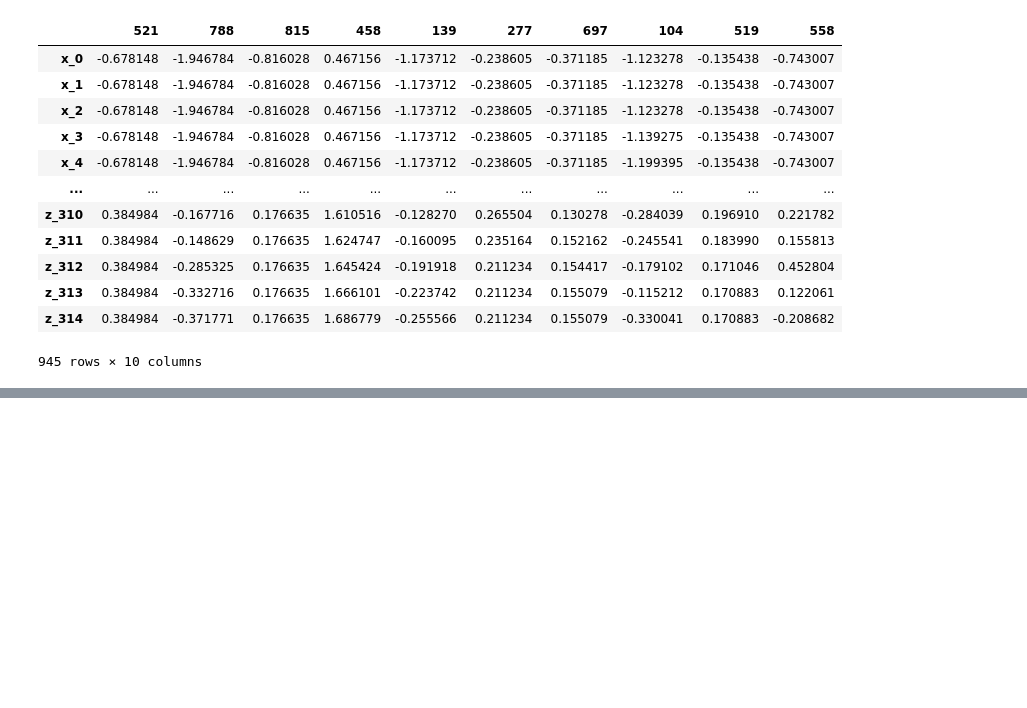
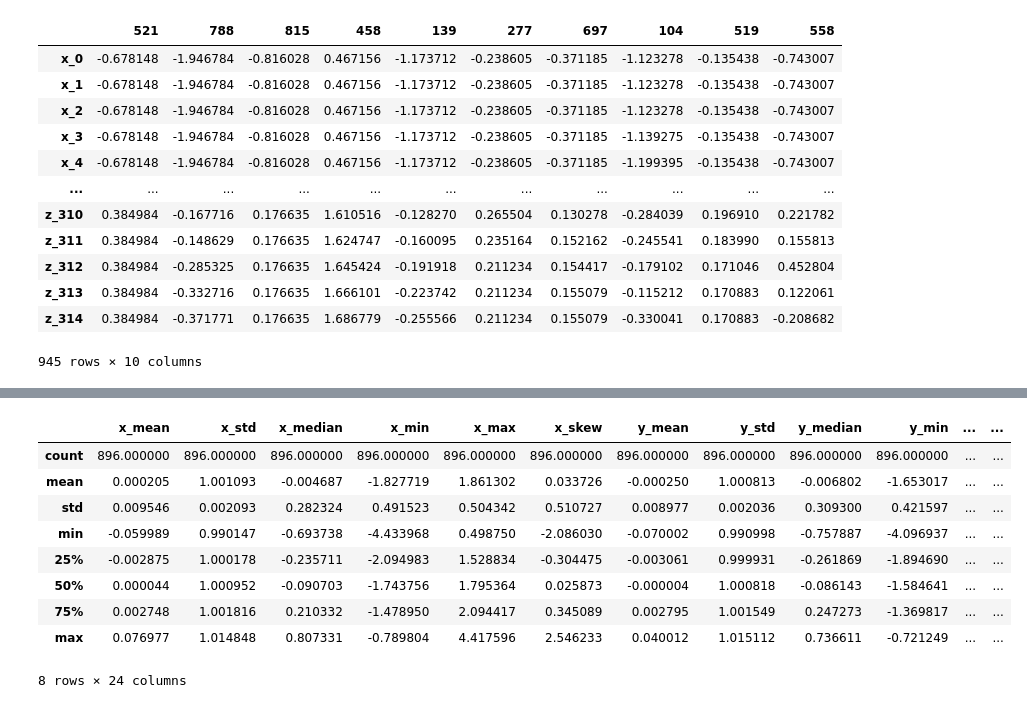
Before and after one commit to viktar-chebatarevich/y-data-live-coding-time-series, a Jupyter notebook: notebooks/[Explore] [GI] Data exploration.ipynb, the cells around one changed output, grey strips where cells are left out. Saved outputs shown, nothing was run; the diff lists cells and outputs as text; code cells hidden in the pictures; blank space fills up the shorter version.

```diff
--- a/notebooks/[Explore] [GI] Data exploration.ipynb
+++ b/notebooks/[Explore] [GI] Data exploration.ipynb
@@ -104,0 +115,2 @@ sample.iloc[:, 1:].transpose()
+# %%
+data = data.join(acc_data)
@@ -104,0 +133,11 @@ sample.iloc[:, 1:].transpose()
+# %%
+AGGS = ["mean", "std", "median", "min", "max", "skew"]
+# %%
+features = []
+
+for comp, cols in zip(["x", "y", "z", "a"], [XCOLS, YCOLS, ZCOLS, ACOLS]):
+    features.append((data[cols]
+                     .apply(AGGS, axis=1)
+                     .rename(lambda cl: f"{comp}_{cl}", axis=1)))
+# %%
+features = pd.concat(features, axis=1)
@@ -104,0 +164,13 @@ sample.iloc[:, 1:].transpose()
+# %%
+features.describe()
+# %% [output]
+|  | x_mean | x_std | x_median | x_min | x_max | x_skew | y_mean | y_std | y_median | y_min | ... | ... |
+| count | 896.000000 | 896.000000 | 896.000000 | 896.000000 | 896.000000 | 896.000000 | 896.000000 | 896.000000 | 896.000000 | 896.000000 | ... | ... |
+| mean | 0.000205 | 1.001093 | -0.004687 | -1.827719 | 1.861302 | 0.033726 | -0.000250 | 1.000813 | -0.006802 | -1.653017 | ... | ... |
+| std | 0.009546 | 0.002093 | 0.282324 | 0.491523 | 0.504342 | 0.510727 | 0.008977 | 0.002036 | 0.309300 | 0.421597 | ... | ... |
+| min | -0.059989 | 0.990147 | -0.693738 | -4.433968 | 0.498750 | -2.086030 | -0.070002 | 0.990998 | -0.757887 | -4.096937 | ... | ... |
+| 25% | -0.002875 | 1.000178 | -0.235711 | -2.094983 | 1.528834 | -0.304475 | -0.003061 | 0.999931 | -0.261869 | -1.894690 | ... | ... |
+| 50% | 0.000044 | 1.000952 | -0.090703 | -1.743756 | 1.795364 | 0.025873 | -0.000004 | 1.000818 | -0.086143 | -1.584641 | ... | ... |
+| 75% | 0.002748 | 1.001816 | 0.210332 | -1.478950 | 2.094417 | 0.345089 | 0.002795 | 1.001549 | 0.247273 | -1.369817 | ... | ... |
+| max | 0.076977 | 1.014848 | 0.807331 | -0.789804 | 4.417596 | 2.546233 | 0.040012 | 1.015112 | 0.736611 | -0.721249 | ... | ... |
+8 rows × 24 columns
```
Also changed, not shown: parts of 4 cells of this notebook.
